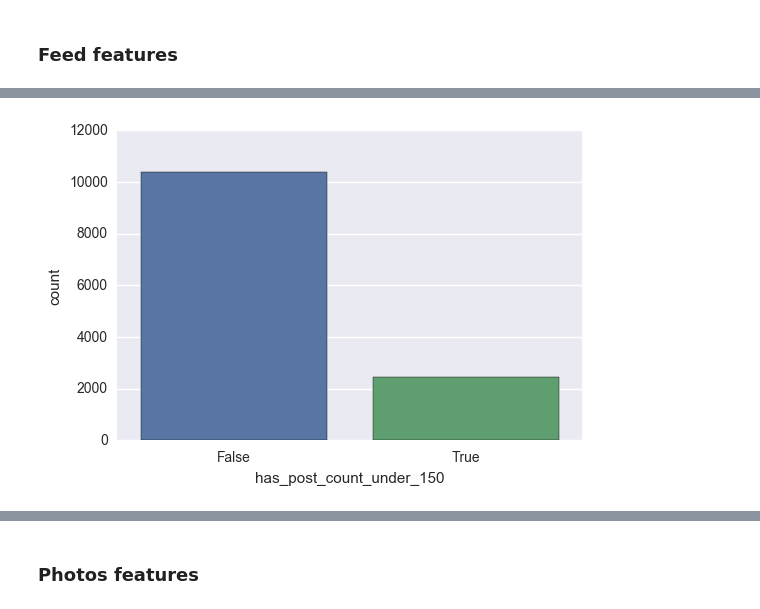
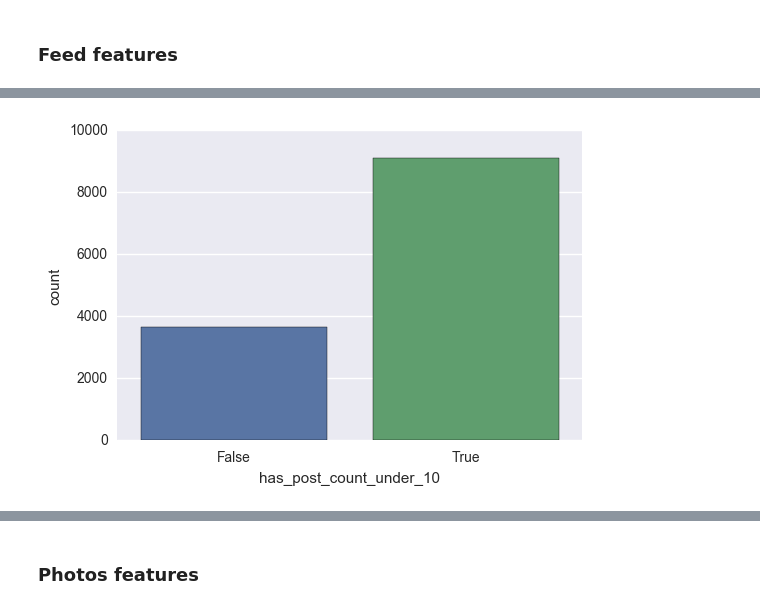
Before and after one commit to liadwg/data_mining_workshop, a Jupyter notebook: like_prediction_workshop - latest.ipynb, the cells around one changed output, grey strips where cells are left out. Saved outputs shown, nothing was run; the diff lists cells and outputs as text; code cells hidden in the pictures.

Commit message:
added new raw data file, changes in latest notebook

```diff
--- a/like_prediction_workshop - latest.ipynb
+++ b/like_prediction_workshop - latest.ipynb
@@ -538,5 +538,5 @@ Name: feed_avg_people_tagged_per_post_with_more_than_zero, dtype: float64
 # %%
-data = [all_data['post_count'].apply(lambda x: True if x < 150 else False).to_frame('has_post_count_under_150')]
+data = [all_data['feed_post_count'].apply(lambda x: True if x < 10 else False).to_frame('has_post_count_under_10')]
 show_categorical_data(data)
 # %% [output]
-[figure, old version]
+[figure, new version]
```
Also changed, not shown: parts of 9 cells of this notebook, 1 other file.
